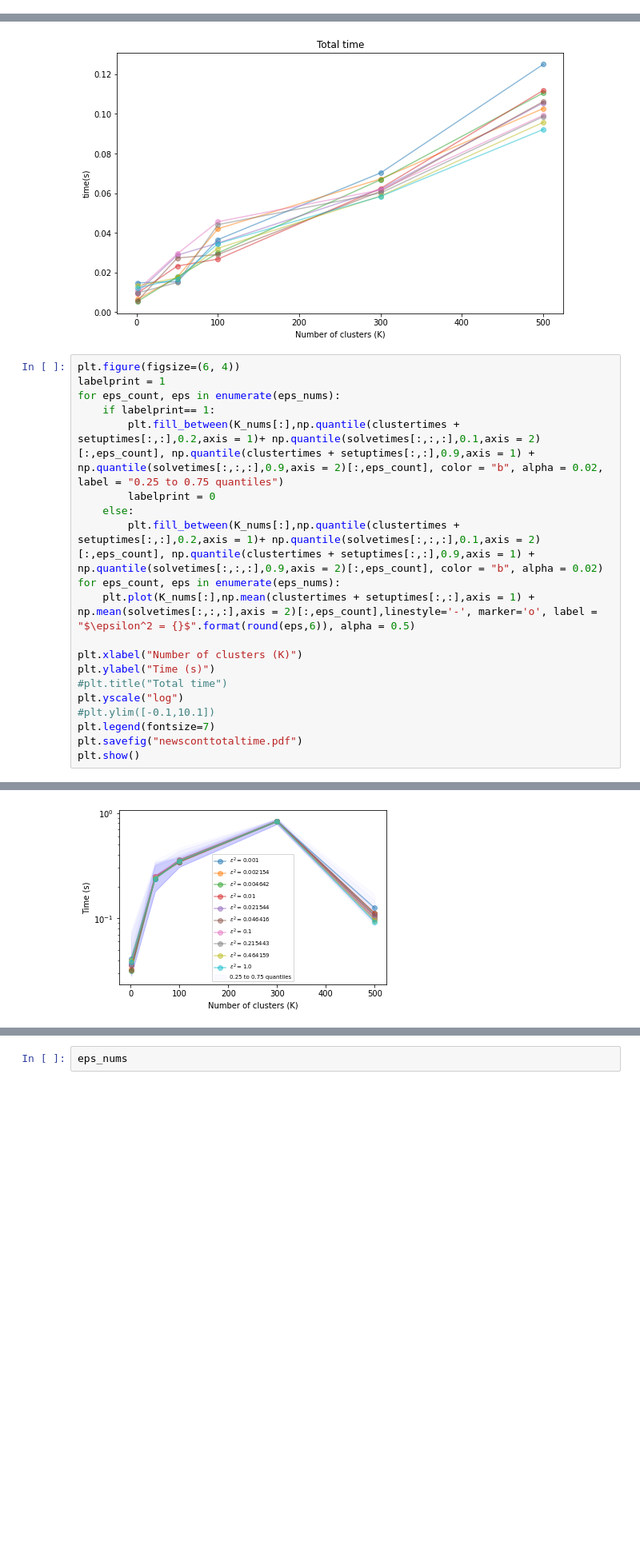
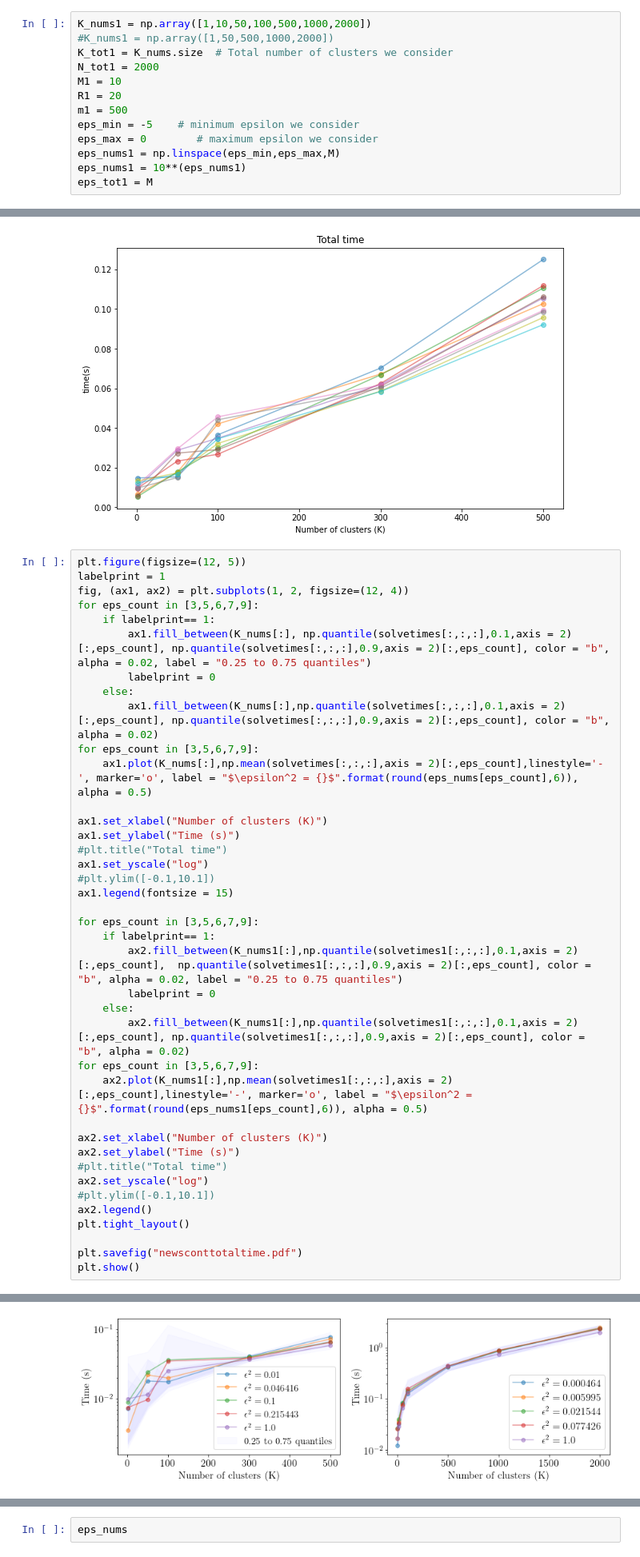
Before and after one commit to stellatogrp/mro_experiments, a Jupyter notebook: newsvendor/cont/m40_K500_r20/newscont_small.ipynb, the cells around one changed output, grey strips where cells are left out. Shown at 80% size. Saved outputs shown, nothing was run; the diff lists cells and outputs as text; blank space fills up the shorter version.

```diff
--- a/newsvendor/cont/m40_K500_r20/newscont_small.ipynb
+++ b/newsvendor/cont/m40_K500_r20/newscont_small.ipynb
@@ -46,3 +57,16 @@ Opt_vals = Opt_vals/10
+# %%
+K_nums1 = np.array([1,10,50,100,500,1000,2000])
+#K_nums1 = np.array([1,50,500,1000,2000])
+K_tot1 = K_nums.size  # Total number of clusters we consider
+N_tot1 = 2000
+M1 = 10
+R1 = 20
+m1 = 500
+eps_min = -5    # minimum epsilon we consider
+eps_max = 0        # maximum epsilon we consider
+eps_nums1 = np.linspace(eps_min,eps_max,M)
+eps_nums1 = 10**(eps_nums1)
+eps_tot1 = M
 # %%
 x_sols = np.delete(x_sols,1,axis = 0)
 Opt_vals = np.delete(Opt_vals,1,axis = 0)
@@ -152,23 +215,42 @@ plt.show()
 [figure]
 [figure]
 # %%
-plt.figure(figsize=(6, 4))
+plt.figure(figsize=(12, 5))
 labelprint = 1
-for eps_count, eps in enumerate(eps_nums):
+fig, (ax1, ax2) = plt.subplots(1, 2, figsize=(12, 4))
+for eps_count in [3,5,6,7,9]:
     if labelprint== 1:
-        plt.fill_between(K_nums[:],np.quantile(clustertimes + setuptimes[:,:],0.2,axis = 1)+ np.quantile(solvetimes[:,:,:],0.1,axis = 2)[:,eps_count], np.quantile(clustertimes + setuptimes[:,:],0.9,axis = 1) + np.quantile(solvetimes[:,:,:],0.9,axis = 2)[:,eps_count], color = "b", alpha = 0.02, label = "0.25 to 0.75 quantiles")
+        ax1.fill_between(K_nums[:], np.quantile(solvetimes[:,:,:],0.1,axis = 2)[:,eps_count], np.quantile(solvetimes[:,:,:],0.9,axis = 2)[:,eps_count], color = "b", alpha = 0.02, label = "0.25 to 0.75 quantiles")
         labelprint = 0
     else:
-        plt.fill_between(K_nums[:],np.quantile(clustertimes + setuptimes[:,:],0.2,axis = 1)+ np.quantile(solvetimes[:,:,:],0.1,axis = 2)[:,eps_count], np.quantile(clustertimes + setuptimes[:,:],0.9,axis = 1) + np.quantile(solvetimes[:,:,:],0.9,axis = 2)[:,eps_count], color = "b", alpha = 0.02)
-for eps_count, eps in enumerate(eps_nums):
-    plt.plot(K_nums[:],np.mean(clustertimes + setuptimes[:,:],axis = 1) + np.mean(solvetimes[:,:,:],axis = 2)[:,eps_count],linestyle='-', marker='o', label = "$\epsilon^2 = {}$".format(round(eps,6)), alpha = 0.5)
+        ax1.fill_between(K_nums[:],np.quantile(solvetimes[:,:,:],0.1,axis = 2)[:,eps_count], np.quantile(solvetimes[:,:,:],0.9,axis = 2)[:,eps_count], color = "b", alpha = 0.02)
+for eps_count in [3,5,6,7,9]:
+    ax1.plot(K_nums[:],np.mean(solvetimes[:,:,:],axis = 2)[:,eps_count],linestyle='-', marker='o', label = "$\epsilon^2 = {}$".format(round(eps_nums[eps_count],6)), alpha = 0.5)
 
-plt.xlabel("Number of clusters (K)")
-plt.ylabel("Time (s)")
+ax1.set_xlabel("Number of clusters (K)")
+ax1.set_ylabel("Time (s)")
 #plt.title("Total time")
-plt.yscale("log")
+ax1.set_yscale("log")
 #plt.ylim([-0.1,10.1])
-plt.legend(fontsize=7)
+ax1.legend(fontsize = 15)
+
+for eps_count in [3,5,6,7,9]:
+    if labelprint== 1:
+        ax2.fill_between(K_nums1[:],np.quantile(solvetimes1[:,:,:],0.1,axis = 2)[:,eps_count],  np.quantile(solvetimes1[:,:,:],0.9,axis = 2)[:,eps_count], color = "b", alpha = 0.02, label = "0.25 to 0.75 quantiles")
+        labelprint = 0
+    else:
+        ax2.fill_between(K_nums1[:],np.quantile(solvetimes1[:,:,:],0.1,axis = 2)[:,eps_count], np.quantile(solvetimes1[:,:,:],0.9,axis = 2)[:,eps_count], color = "b", alpha = 0.02)
+for eps_count in [3,5,6,7,9]:
+    ax2.plot(K_nums1[:],np.mean(solvetimes1[:,:,:],axis = 2)[:,eps_count],linestyle='-', marker='o', label = "$\epsilon^2 = {}$".format(round(eps_nums1[eps_count],6)), alpha = 0.5)
+
+ax2.set_xlabel("Number of clusters (K)")
+ax2.set_ylabel("Time (s)")
+#plt.title("Total time")
+ax2.set_yscale("log")
+#plt.ylim([-0.1,10.1])
+ax2.legend()
+plt.tight_layout()
+
 plt.savefig("newsconttotaltime.pdf")
 plt.show()
 # %% [output]
@@ -175,4 +258,4 @@ plt.show()
-[figure, old version]
+[figure, new version]
 # %%
 eps_min = -6    # minimum epsilon we consider
 eps_max = -4.2      # maximum epsilon we consider
```
Also changed, not shown: parts of 4 cells of this notebook, 38 other files.
